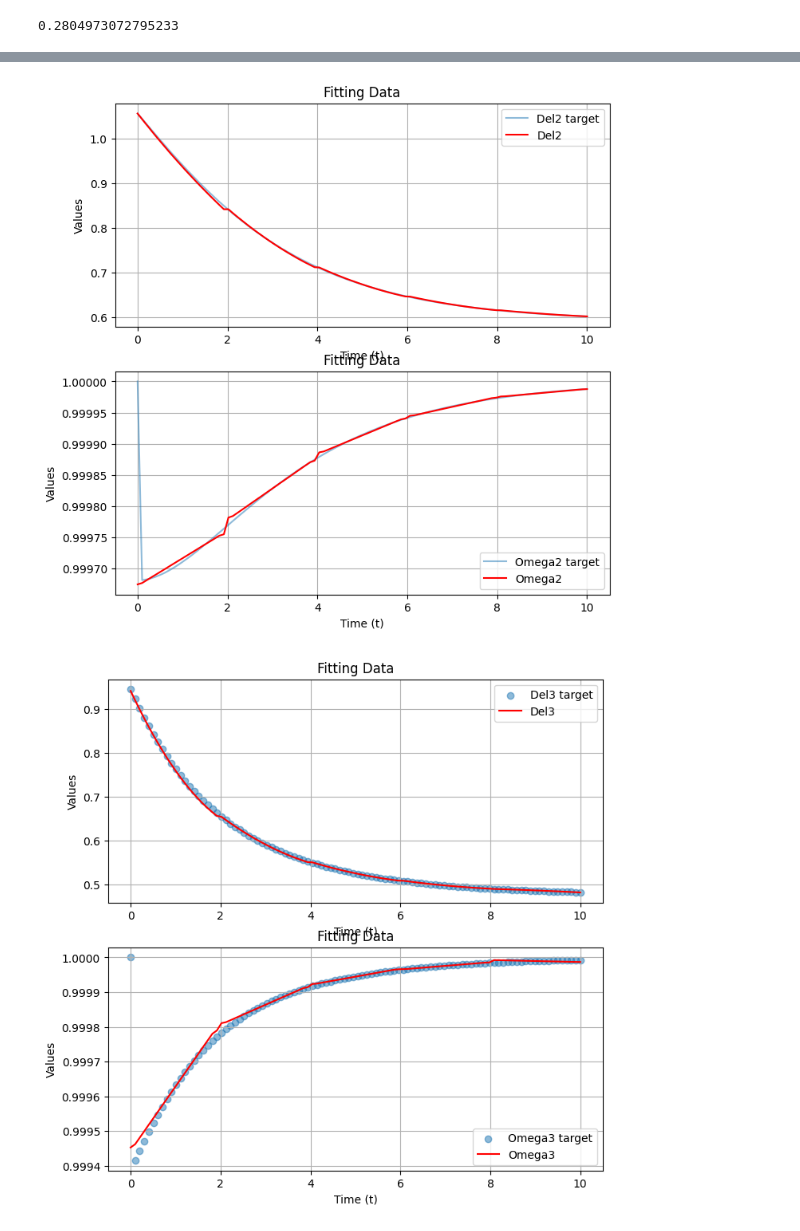
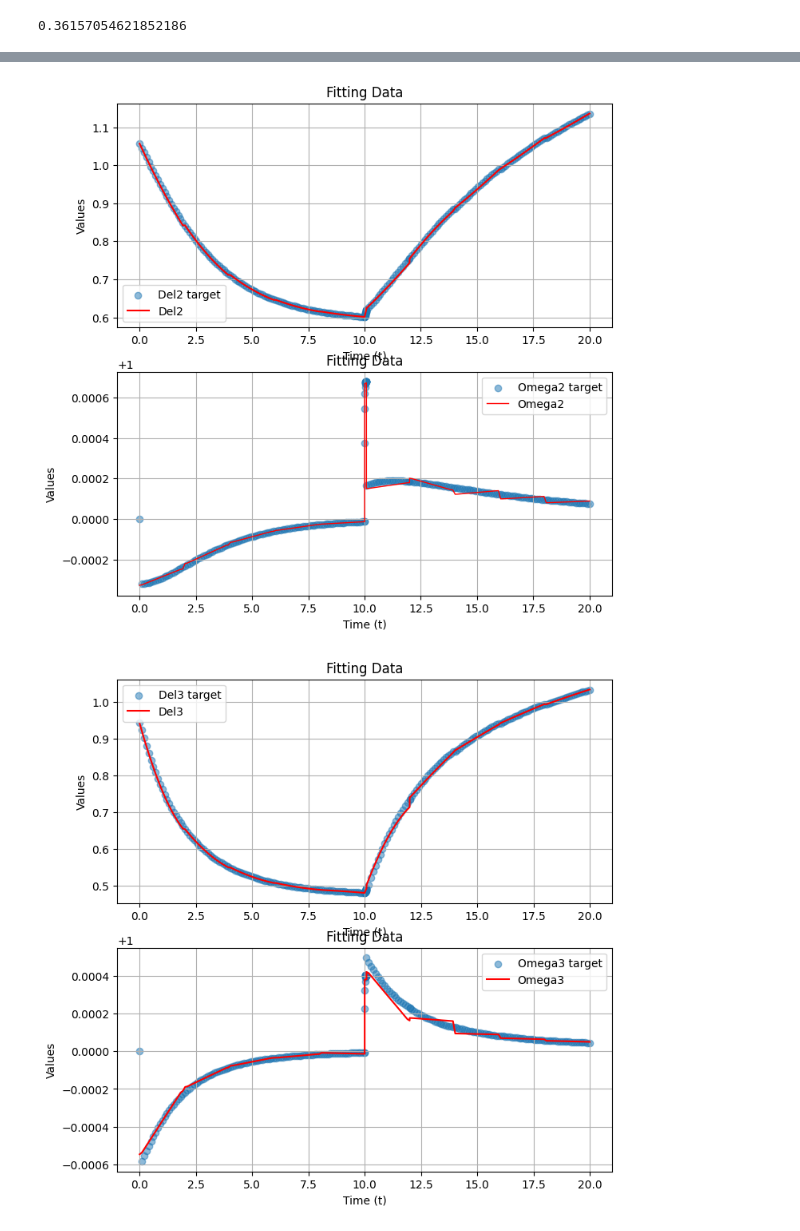
Before and after one commit to natanil-m/QML_PowerSystem, a Jupyter notebook: 3-machine/Code/Coef_test/combine.ipynb, the cells around one changed output, grey strips where cells are left out. Saved outputs shown, nothing was run; the diff lists cells and outputs as text; code cells hidden in the pictures.

```diff
--- a/3-machine/Code/Coef_test/combine.ipynb
+++ b/3-machine/Code/Coef_test/combine.ipynb
@@ -84,5 +158,8 @@ omega3_target_values.extend([1.000496532128309, 1.000475002862589, 1.00045347359
 # %%
 t_data = np.linspace(0, 10, 20*(int(10/2))).tolist()
+t_data.extend((np.linspace(10, 10.083, 20)).tolist())
+t_data.extend((np.linspace(10.083, 12, 20)).tolist())
+t_data.extend((np.linspace(12, 20, 80)).tolist())
 
 print(len(t_data))
 print(len(del3_target_values))
@@ -95,7 +172,7 @@ print(len(del1))
 # delta1_omega1
 plt.figure(figsize=(8, 8))
 plt.subplot(2, 1, 1)
-plt.plot(t_data, del1_target_values, label='Del1 target', alpha=0.5)
+plt.scatter(t_data, del1_target_values, label='Del1 target', alpha=0.5)
 plt.plot(t_data, del1, 'r', label='Del1')
 plt.xlabel('Time (t)')
 plt.ylabel('Values')
@@ -119,7 +196,7 @@ plt.grid(True)
 # delta2_omega2
 plt.figure(figsize=(8, 8))
 plt.subplot(2, 1, 1)
-plt.plot(t_data, del2_target_values, label='Del2 target', alpha=0.5)
+plt.scatter(t_data, del2_target_values, label='Del2 target', alpha=0.5)
 plt.plot(t_data,del2, 'r', label='Del2')
 plt.xlabel('Time (t)')
 plt.ylabel('Values')
@@ -128,8 +205,8 @@ plt.title('Fitting Data')
 plt.grid(True)
 
 plt.subplot(2, 1, 2)
-plt.plot(t_data, omega2_target_values, label='Omega2 target', alpha=0.5)
-plt.plot(t_data, omega2, 'r', label='Omega2')
+plt.scatter(t_data, omega2_target_values, label='Omega2 target', alpha=0.5)
+plt.plot(t_data, omega2,'r', linewidth=1, label='Omega2')
 plt.xlabel('Time (t)')
 plt.ylabel('Values')
 plt.legend()
@@ -157,4 +234,4 @@ plt.legend()
 plt.title('Fitting Data')
 plt.grid(True)
 # %% [output]
-0.2804973072795233
+0.36157054621852186
@@ -163,2 +240,2 @@ plt.grid(True)
-[figure, old version]
+[figure, new version]
-[figure, old version]
+[figure, new version]
```
Also changed, not shown: parts of 7 cells of this notebook, 17 other files.
